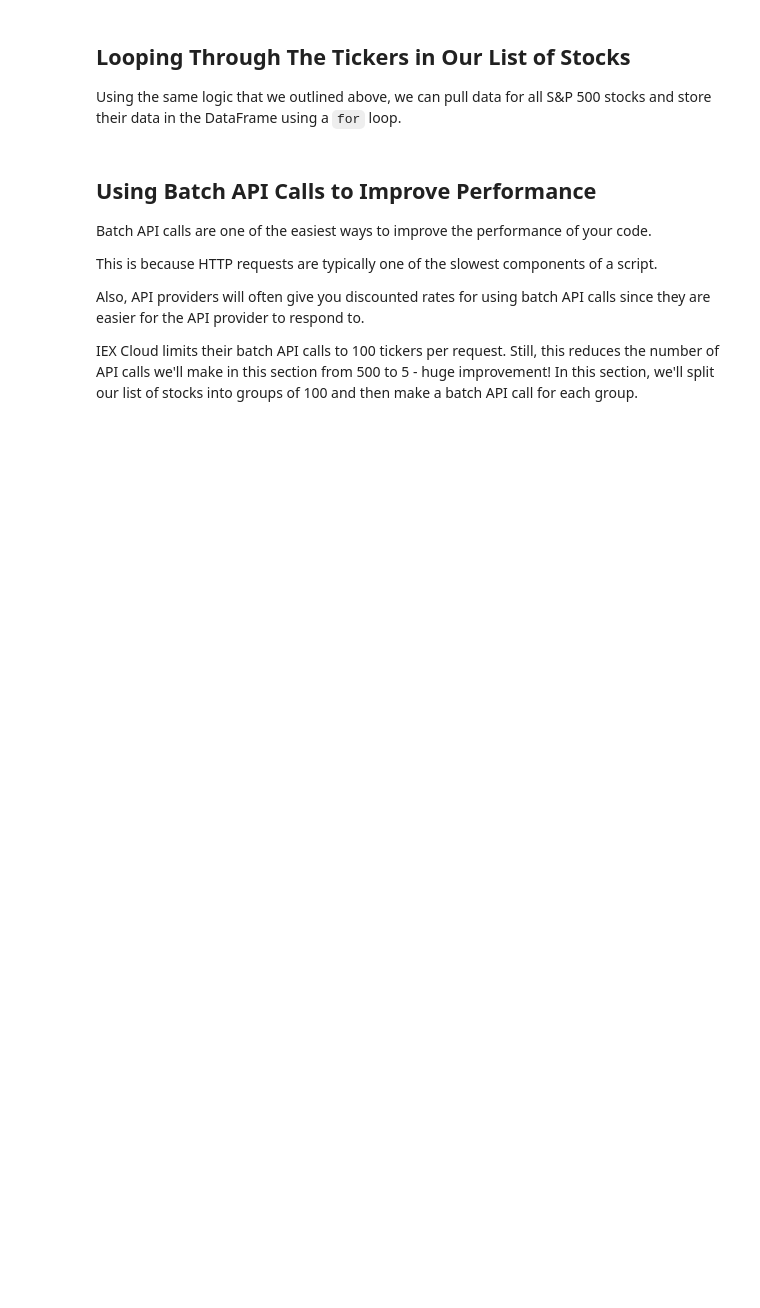
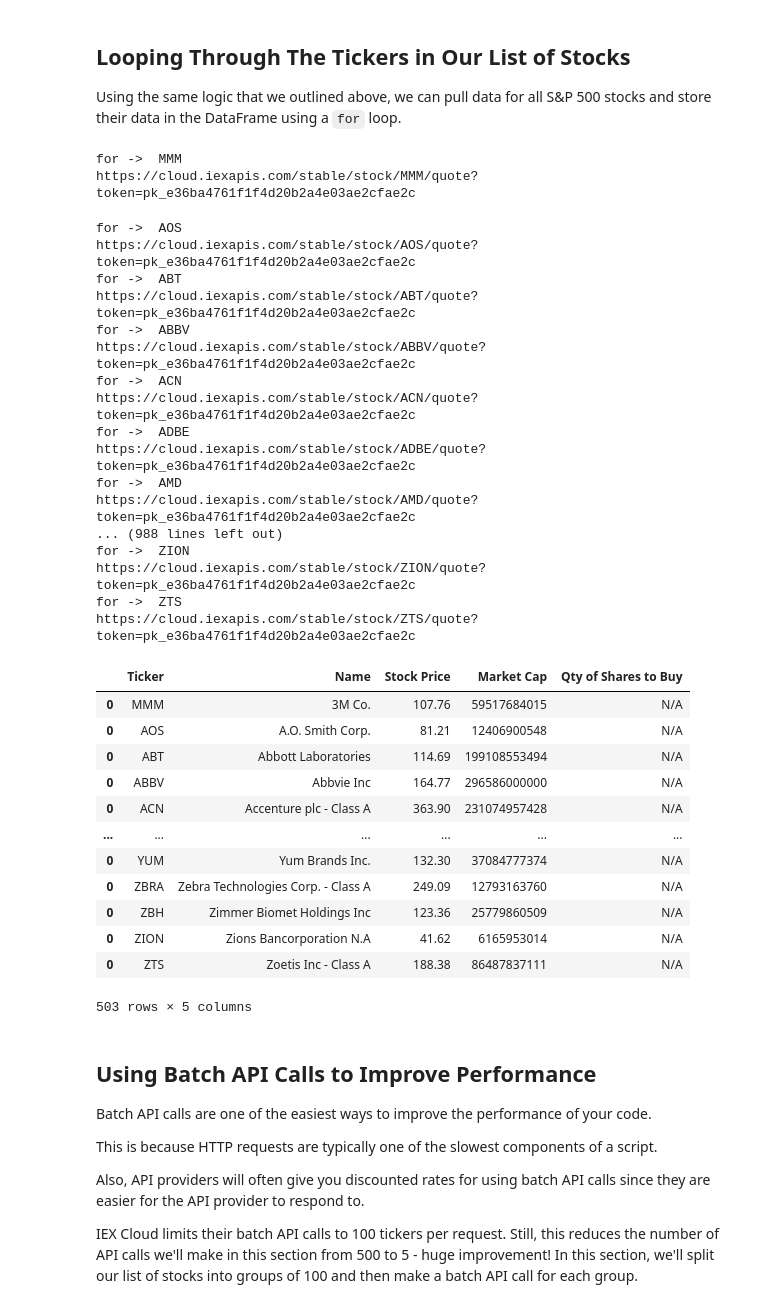
Before and after one commit to surya-x/strategy-backtesting, a Jupyter notebook: equal_weight_S&P/001_equal_weight_S&P_500.ipynb, the cells around one changed output. Saved outputs shown, nothing was run; the diff lists cells and outputs as text; code cells hidden in the pictures; blank space fills up the shorter version.

Commit message:
Completely Fetching of all the data from the API in the required format.

```diff
--- a/equal_weight_S&P/001_equal_weight_S&P_500.ipynb
+++ b/equal_weight_S&P/001_equal_weight_S&P_500.ipynb
@@ -63,3 +71,18 @@ We need the following information from the API:
 
 * Market capitalization for each stock
 * Price of each stock
+# %%
+def makeSingleIesApiRequest(symbol):
+    base_url = 'https://cloud.iexapis.com/stable/'
+    suffix_url = f'?token={IEX_CLOUD_API_TOKEN}'
+
+    api_url = base_url + f'stock/{symbol}/quote' + suffix_url
+    print(api_url)
+
+    data = requests.get(api_url)
+    return data
+
+response = makeSingleIesApiRequest('MMM')
+print(response.status_code)
+print(response.text)
+dataDict = response.json()
@@ -73,3 +136,7 @@ With that said, the data isn't in a proper format yet. We need to parse it first
 ## Adding Our Stocks Data to a Pandas DataFrame
 
 The next thing we need to do is add our stock's price and market capitalization to a pandas DataFrame. Think of a DataFrame like the Python version of a spreadsheet. It stores tabular data.
+# %%
+myCol = ['Ticker', 'Name', 'Stock Price', 'Market Cap', 'Qty of Shares to Buy']
+dataFrame = pd.DataFrame(columns=myCol)
+dataFrame
@@ -77,6 +159,60 @@ The next thing we need to do is add our stock's price and market capitalization
 ## Looping Through The Tickers in Our List of Stocks
 
 Using the same logic that we outlined above, we can pull data for all S&P 500 stocks and store their data in the DataFrame using a `for` loop.
+# %%
+finalDataFrame = pd.DataFrame(columns=myCol)
+
+for eachStock in stocks['Ticker']:
+    print("for -> ", eachStock)
+    stockCompleteData = makeSingleIesApiRequest(eachStock).json()
+
+    stockRowData = pd.DataFrame([[
+        eachStock,
+        stockCompleteData['companyName'],
+        stockCompleteData['latestPrice'],
+        stockCompleteData['marketCap'],
+        'N/A'
+    ]], columns=myCol)
+
+    finalDataFrame = pd.concat([
+        finalDataFrame,
+        stockRowData
+    ])
+
+display(finalDataFrame)
+# %% [output]
+for ->  MMM
+https://cloud.iexapis.com/stable/stock/MMM/quote?token=pk_e36ba4761f1f4d20b2a4e03ae2cfae2c
+for ->  AOS
+https://cloud.iexapis.com/stable/stock/AOS/quote?token=pk_e36ba4761f1f4d20b2a4e03ae2cfae2c
+for ->  ABT
+https://cloud.iexapis.com/stable/stock/ABT/quote?token=pk_e36ba4761f1f4d20b2a4e03ae2cfae2c
+for ->  ABBV
+https://cloud.iexapis.com/stable/stock/ABBV/quote?token=pk_e36ba4761f1f4d20b2a4e03ae2cfae2c
+for ->  ACN
+https://cloud.iexapis.com/stable/stock/ACN/quote?token=pk_e36ba4761f1f4d20b2a4e03ae2cfae2c
+for ->  ADBE
+https://cloud.iexapis.com/stable/stock/ADBE/quote?token=pk_e36ba4761f1f4d20b2a4e03ae2cfae2c
+for ->  AMD
+https://cloud.iexapis.com/stable/stock/AMD/quote?token=pk_e36ba4761f1f4d20b2a4e03ae2cfae2c
+... (988 lines left out)
+for ->  ZION
+https://cloud.iexapis.com/stable/stock/ZION/quote?token=pk_e36ba4761f1f4d20b2a4e03ae2cfae2c
+for ->  ZTS
+https://cloud.iexapis.com/stable/stock/ZTS/quote?token=pk_e36ba4761f1f4d20b2a4e03ae2cfae2c
+|  | Ticker | Name | Stock Price | Market Cap | Qty of Shares to Buy |
+| 0 | MMM | 3M Co. | 107.76 | 59517684015 | N/A |
+| 0 | AOS | A.O. Smith Corp. | 81.21 | 12406900548 | N/A |
+| 0 | ABT | Abbott Laboratories | 114.69 | 199108553494 | N/A |
+| 0 | ABBV | Abbvie Inc | 164.77 | 296586000000 | N/A |
+| 0 | ACN | Accenture plc - Class A | 363.90 | 231074957428 | N/A |
+| ... | ... | ... | ... | ... | ... |
+| 0 | YUM | Yum Brands Inc. | 132.30 | 37084777374 | N/A |
+| 0 | ZBRA | Zebra Technologies Corp. - Class A | 249.09 | 12793163760 | N/A |
+| 0 | ZBH | Zimmer Biomet Holdings Inc | 123.36 | 25779860509 | N/A |
+| 0 | ZION | Zions Bancorporation N.A | 41.62 | 6165953014 | N/A |
+| 0 | ZTS | Zoetis Inc - Class A | 188.38 | 86487837111 | N/A |
+503 rows × 5 columns
 # %% [markdown]
 ## Using Batch API Calls to Improve Performance
 
```
Also changed, not shown: parts of 11 cells of this notebook.
